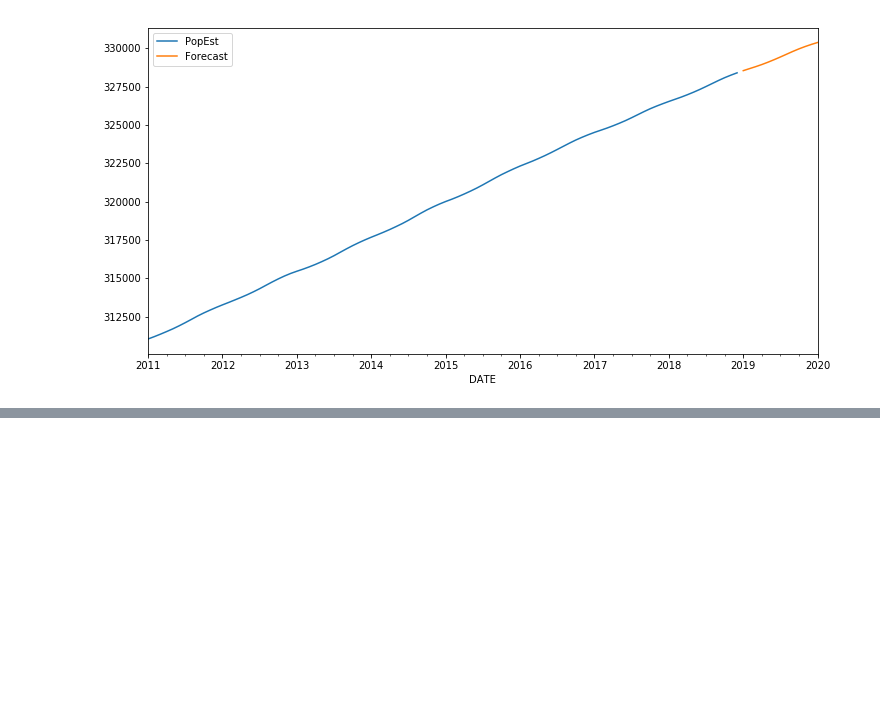
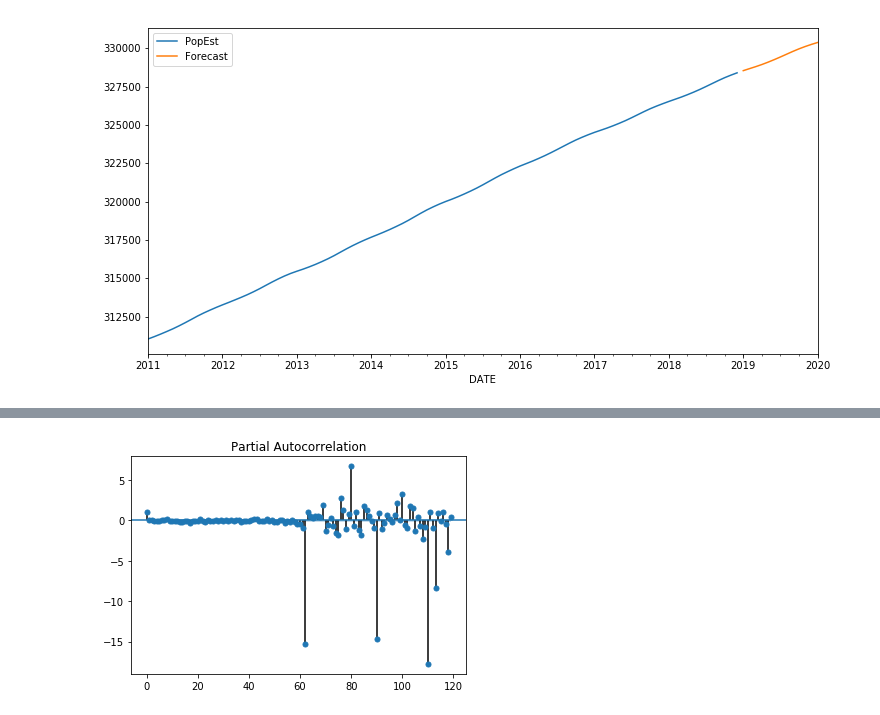
Before and after one commit to ywchiu/ctbcpy, a Jupyter notebook: Demo20190506.ipynb, the cells around one changed output, grey strips where cells are left out. Saved outputs shown, nothing was run; the diff lists cells and outputs as text; code cells hidden in the pictures; blank space fills up the shorter version.

```diff
--- a/Demo20190506.ipynb
+++ b/Demo20190506.ipynb
@@ -788,0 +1018,4 @@ fcast.plot(legend=True,figsize=(12,6));
+# %%
+plot_pacf(df1['Births']);
+# %% [output]
+[figure, added]
```
Also changed, not shown: parts of 47 cells of this notebook, 1 other file.
